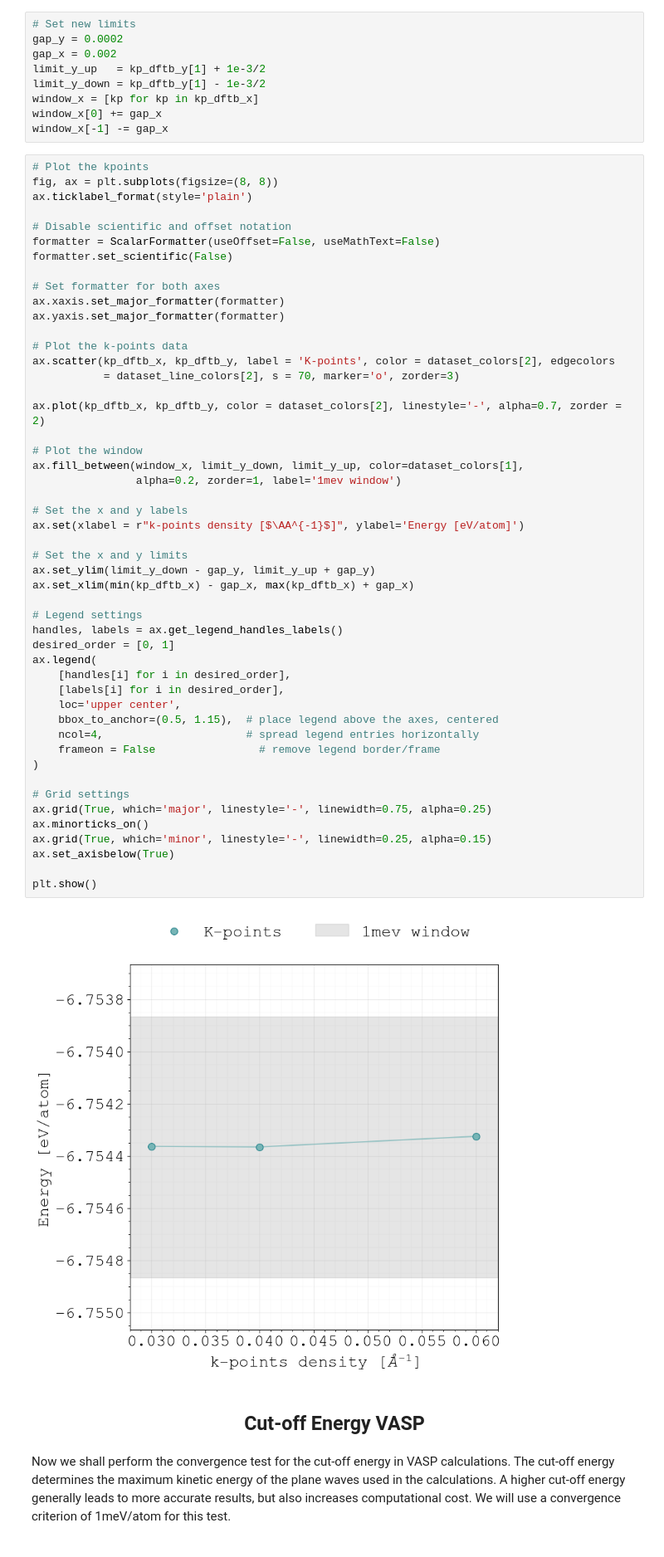
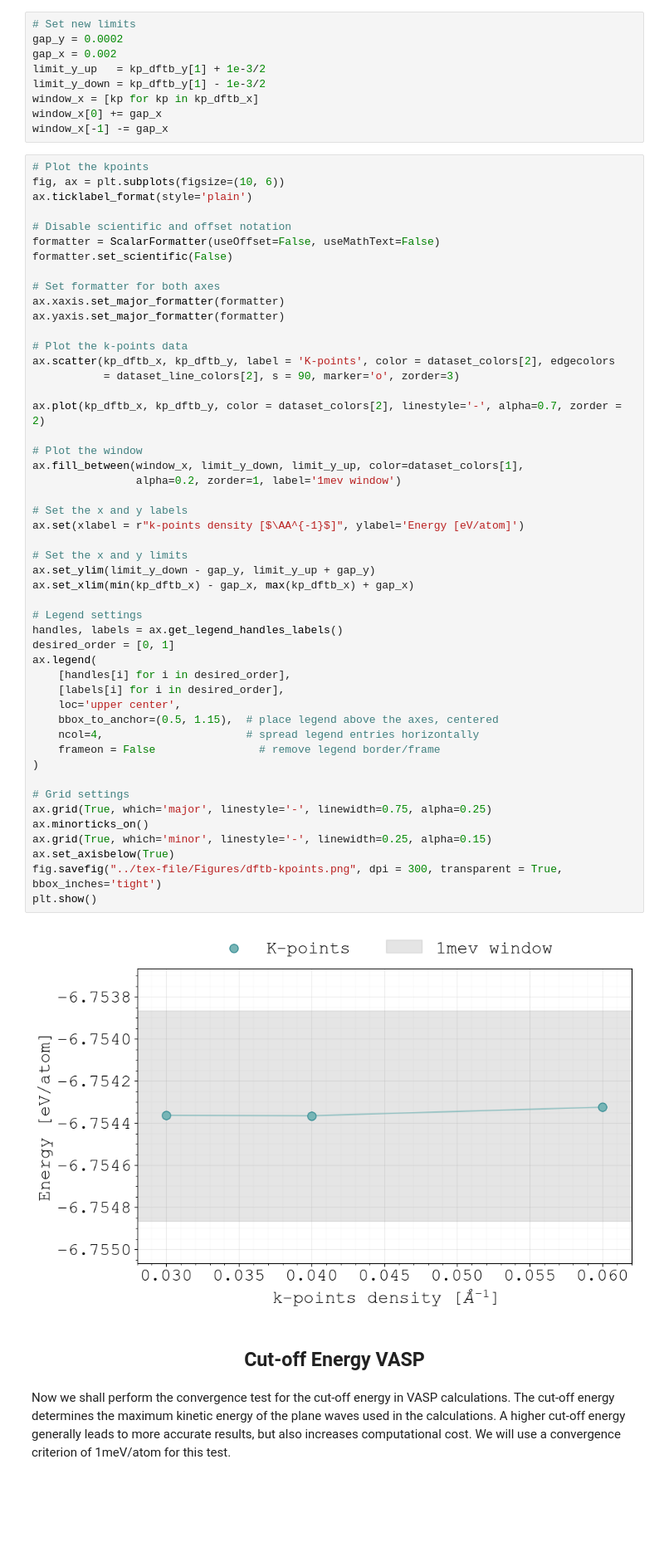
Before and after one commit to quantum-gabo/bachelor-thesis, a Jupyter notebook: notebooks/thesis-figures.ipynb, the cells around one changed output. Shown at 83% size. Saved outputs shown, nothing was run; the diff lists cells and outputs as text; blank space fills up the shorter version.

```diff
--- a/notebooks/thesis-figures.ipynb
+++ b/notebooks/thesis-figures.ipynb
@@ -183,7 +183,7 @@ window_x[0] += gap_x
 window_x[-1] -= gap_x
 # %%
 # Plot the kpoints
-fig, ax = plt.subplots(figsize=(8, 8))
+fig, ax = plt.subplots(figsize=(10, 6))
 ax.ticklabel_format(style='plain')
 
 # Disable scientific and offset notation
@@ -196,42 +196,42 @@ ax.yaxis.set_major_formatter(formatter)
 
 # Plot the k-points data
 ax.scatter(kp_dftb_x, kp_dftb_y, label = 'K-points', color = dataset_colors[2], edgecolors
-           = dataset_line_colors[2], s = 70, marker='o', zorder=3)
+           = dataset_line_colors[2], s = 90, marker='o', zorder=3)
 
 ax.plot(kp_dftb_x, kp_dftb_y, color = dataset_colors[2], linestyle='-', alpha=0.7, zorder = 2)
 
 # Plot the window
 ax.fill_between(window_x, limit_y_down, limit_y_up, color=dataset_colors[1],
                 alpha=0.2, zorder=1, label='1mev window')
 
 # Set the x and y labels
 ax.set(xlabel = r"k-points density [$\AA^{-1}$]", ylabel='Energy [eV/atom]')
 
 # Set the x and y limits
 ax.set_ylim(limit_y_down - gap_y, limit_y_up + gap_y)
 ax.set_xlim(min(kp_dftb_x) - gap_x, max(kp_dftb_x) + gap_x)
 
 # Legend settings
 handles, labels = ax.get_legend_handles_labels()
 desired_order = [0, 1]
 ax.legend(
     [handles[i] for i in desired_order],
     [labels[i] for i in desired_order],
     loc='upper center',
     bbox_to_anchor=(0.5, 1.15),  # place legend above the axes, centered
     ncol=4,                      # spread legend entries horizontally
     frameon = False                # remove legend border/frame
 )
 
 # Grid settings
 ax.grid(True, which='major', linestyle='-', linewidth=0.75, alpha=0.25)
 ax.minorticks_on()
 ax.grid(True, which='minor', linestyle='-', linewidth=0.25, alpha=0.15)
 ax.set_axisbelow(True)
-
+fig.savefig("../tex-file/Figures/dftb-kpoints.png", dpi = 300, transparent = True, bbox_inches='tight')
 plt.show()
 # %% [output]
-[figure, old version]
+[figure, new version]
 # %% [markdown]
 <div class="header" style="text-align: center; margin-top: 20px; margin-bottom: 20px; font-family: Arial, sans-serif;">
     <h2>Cut-off Energy VASP</h2>
```
Also changed, not shown: parts of 3 cells of this notebook, 11 other files.
